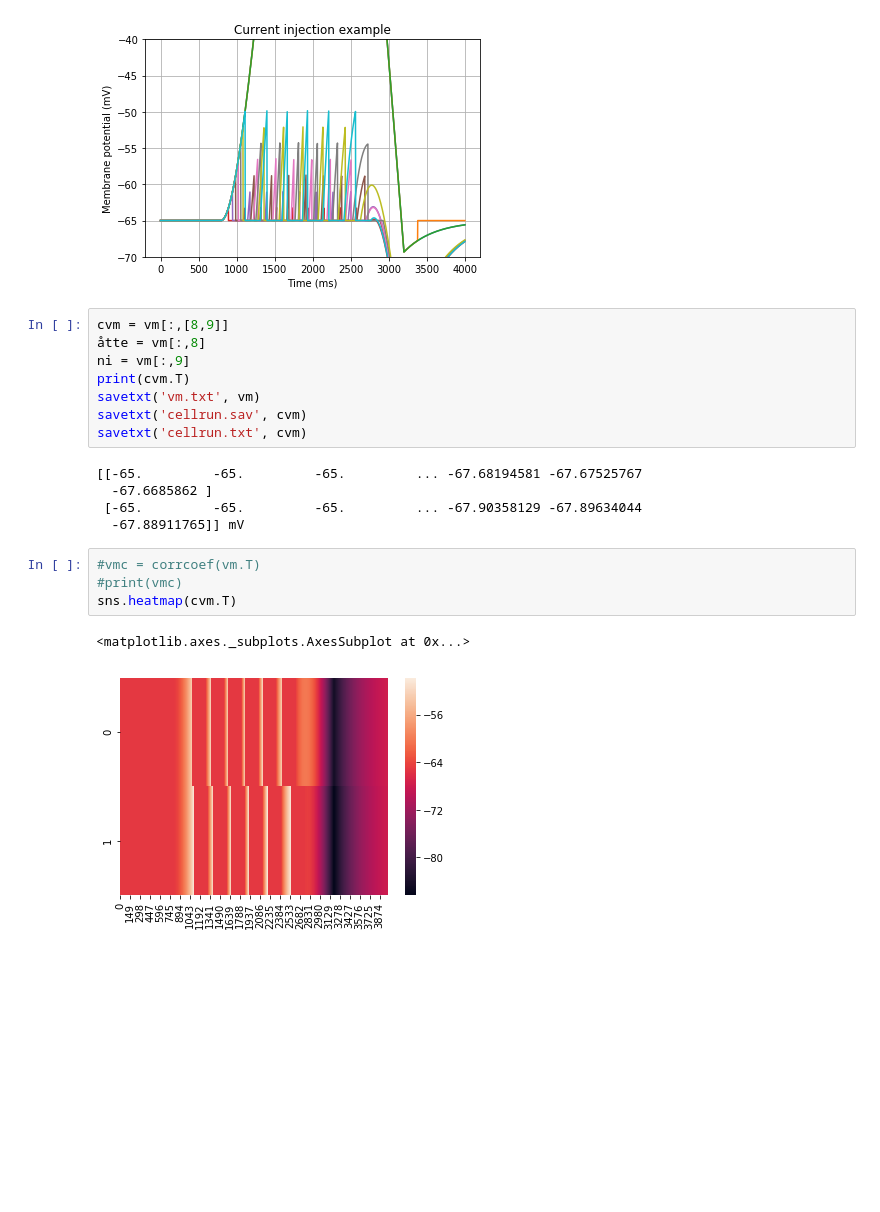
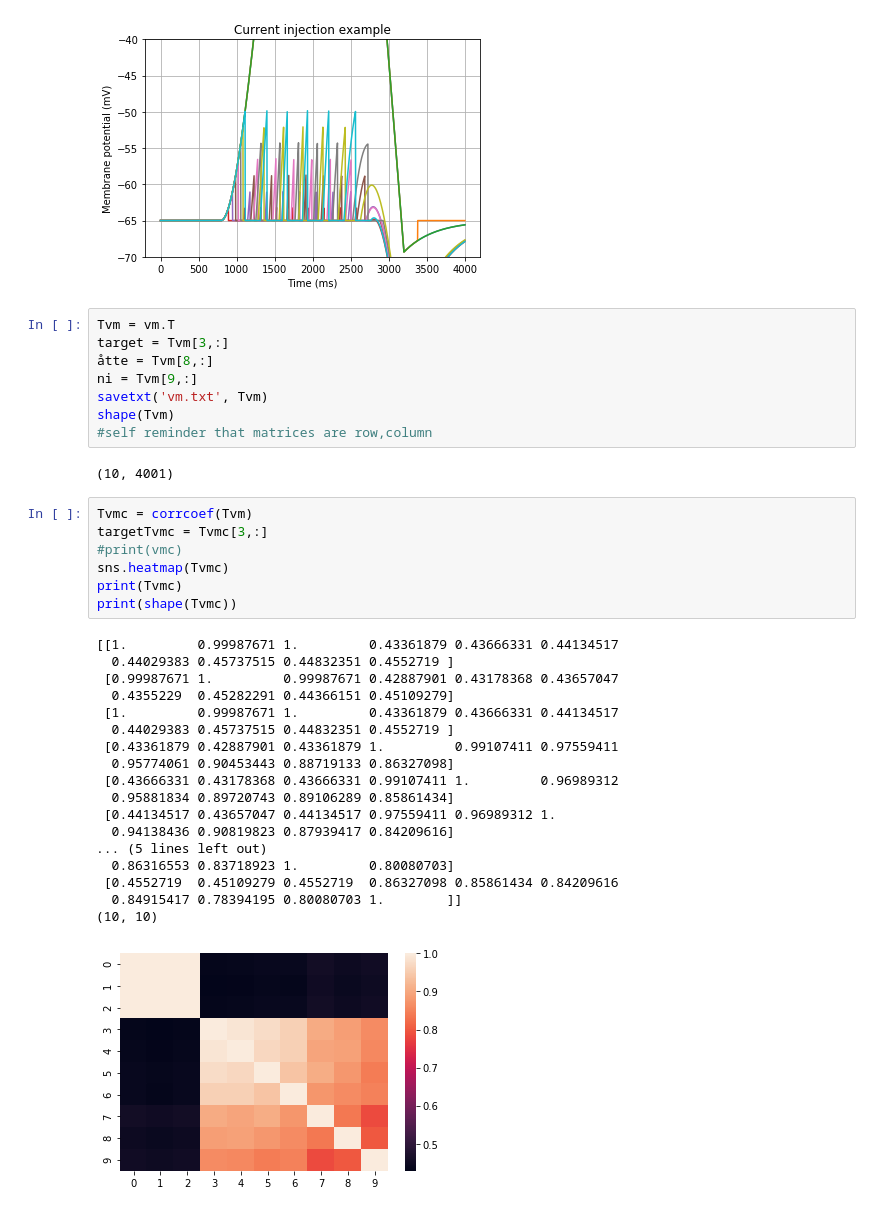
Before and after one commit to xhenes/optimality, a Jupyter notebook: AC-LIF.ipynb, the cells around one changed output. Drawn from its saved outputs; the diff is of its cells as text; blank space fills up the shorter version.

```diff
--- a/AC-LIF.ipynb
+++ b/AC-LIF.ipynb
@@ -76,25 +81,41 @@ plt.title("Current injection example");
 # %% [output]
 [figure]
 [figure]
-# %%
-cvm = vm[:,[8,9]]
-åtte = vm[:,8]
-ni = vm[:,9]
-print(cvm.T)
-savetxt('vm.txt', vm)
-savetxt('cellrun.sav', cvm)
-savetxt('cellrun.txt', cvm)
-# %% [output]
-[[-65.         -65.         -65.         ... -67.68194581 -67.67525767
-  -67.6685862 ]
- [-65.         -65.         -65.         ... -67.90358129 -67.89634044
-  -67.88911765]] mV
-# %%
-#vmc = corrcoef(vm.T)
-#print(vmc)
-sns.heatmap(cvm.T)
-# %% [output]
-<matplotlib.axes._subplots.AxesSubplot at 0x...>
-[figure, removed]
+# %%
+Tvm = vm.T
+target = Tvm[3,:]
+åtte = Tvm[8,:]
+ni = Tvm[9,:]
+savetxt('vm.txt', Tvm)
+shape(Tvm)
+#self reminder that matrices are row,column
+# %% [output]
+(10, 4001)
+# %%
+Tvmc = corrcoef(Tvm)
+targetTvmc = Tvmc[3,:]
+#print(vmc)
+sns.heatmap(Tvmc)
+print(Tvmc)
+print(shape(Tvmc))
+# %% [output]
+[[1.         0.99987671 1.         0.43361879 0.43666331 0.44134517
+  0.44029383 0.45737515 0.44832351 0.4552719 ]
+ [0.99987671 1.         0.99987671 0.42887901 0.43178368 0.43657047
+  0.4355229  0.45282291 0.44366151 0.45109279]
+ [1.         0.99987671 1.         0.43361879 0.43666331 0.44134517
+  0.44029383 0.45737515 0.44832351 0.4552719 ]
+ [0.43361879 0.42887901 0.43361879 1.         0.99107411 0.97559411
+  0.95774061 0.90453443 0.88719133 0.86327098]
+ [0.43666331 0.43178368 0.43666331 0.99107411 1.         0.96989312
+  0.95881834 0.89720743 0.89106289 0.85861434]
+ [0.44134517 0.43657047 0.44134517 0.97559411 0.96989312 1.
+  0.94138436 0.90819823 0.87939417 0.84209616]
+... (5 lines left out)
+  0.86316553 0.83718923 1.         0.80080703]
+ [0.4552719  0.45109279 0.4552719  0.86327098 0.85861434 0.84209616
+  0.84915417 0.78394195 0.80080703 1.        ]]
+(10, 10)
+[figure, added]
 # %%
 trains = {}
```
Also changed, not shown: parts of 16 cells of this notebook.
